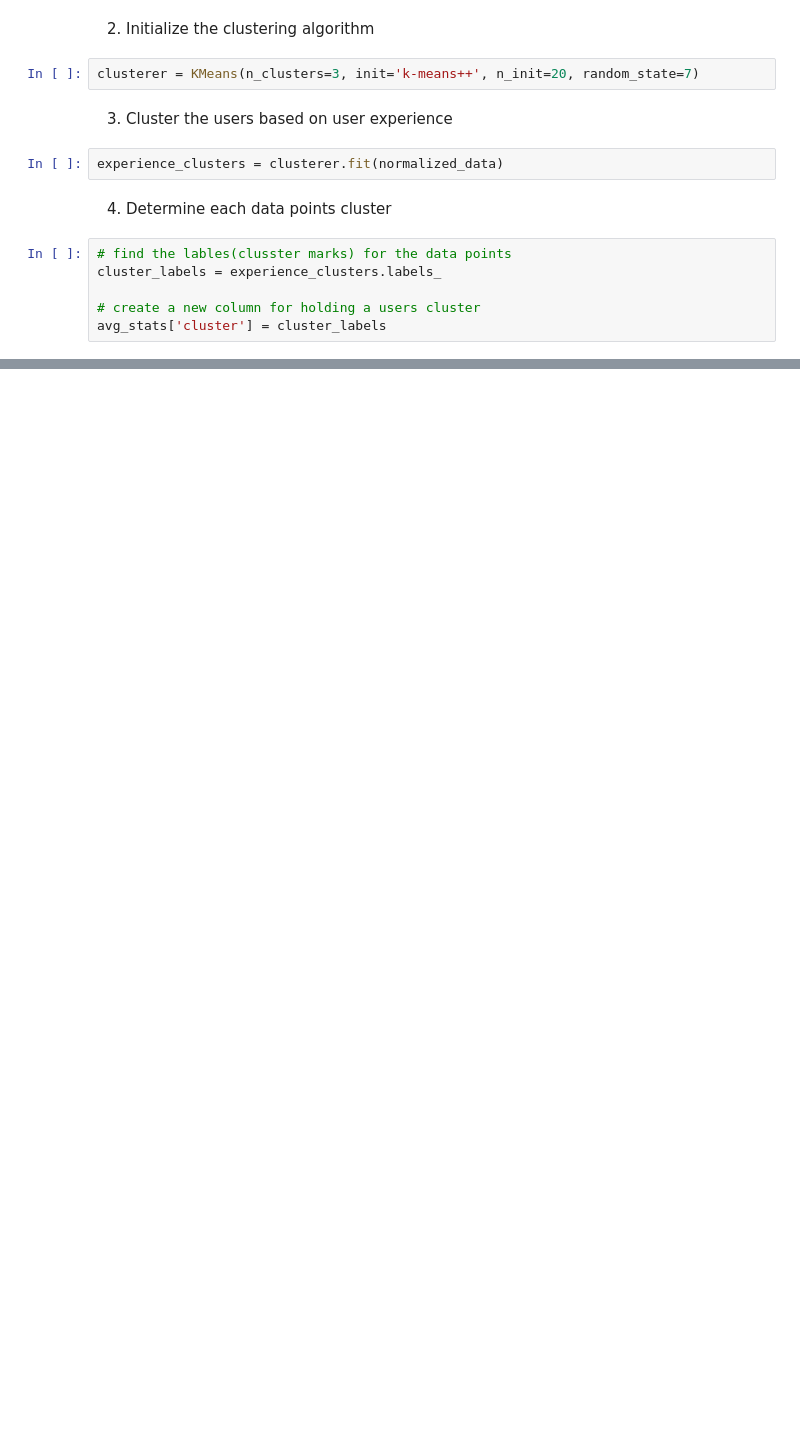
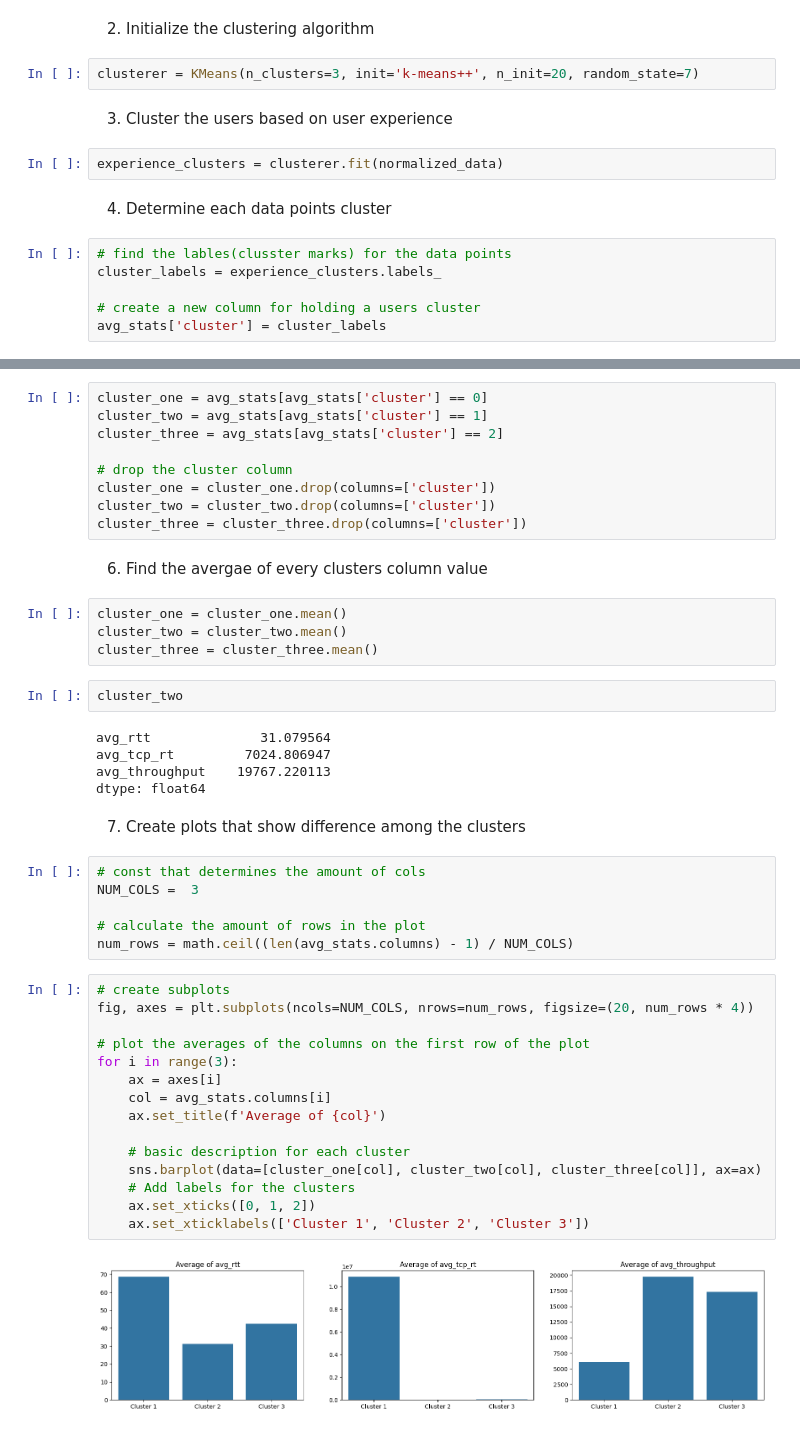
Before and after one commit to WildCayote/TellCo-Profitability-Opportunity-Analysis, a Jupyter notebook: notebooks/user_experience_analysis.ipynb, the cells around one changed output, grey strips where cells are left out. Saved outputs shown, nothing was run; the diff lists cells and outputs as text; blank space fills up the shorter version.

```diff
--- a/notebooks/user_experience_analysis.ipynb
+++ b/notebooks/user_experience_analysis.ipynb
@@ -441,0 +444,47 @@ avg_stats['cluster'] = cluster_labels
+# %%
+cluster_one = avg_stats[avg_stats['cluster'] == 0]
+cluster_two = avg_stats[avg_stats['cluster'] == 1]
+cluster_three = avg_stats[avg_stats['cluster'] == 2]
+
+# drop the cluster column
+cluster_one = cluster_one.drop(columns=['cluster'])
+cluster_two = cluster_two.drop(columns=['cluster'])
+cluster_three = cluster_three.drop(columns=['cluster'])
+# %% [markdown]
+6) Find the avergae of every clusters column value
+# %%
+cluster_one = cluster_one.mean()
+cluster_two = cluster_two.mean()
+cluster_three = cluster_three.mean()
+# %%
+cluster_two
+# %% [output]
+avg_rtt              31.079564
+avg_tcp_rt         7024.806947
+avg_throughput    19767.220113
+dtype: float64
+# %% [markdown]
+7) Create plots that show difference among the clusters
+# %%
+# const that determines the amount of cols
+NUM_COLS =  3
+
+# calculate the amount of rows in the plot
+num_rows = math.ceil((len(avg_stats.columns) - 1) / NUM_COLS)
+# %%
+# create subplots
+fig, axes = plt.subplots(ncols=NUM_COLS, nrows=num_rows, figsize=(20, num_rows * 4))
+
+# plot the averages of the columns on the first row of the plot
+for i in range(3):
+    ax = axes[i]
+    col = avg_stats.columns[i]
+    ax.set_title(f'Average of {col}')
+
+    # basic description for each cluster
+    sns.barplot(data=[cluster_one[col], cluster_two[col], cluster_three[col]], ax=ax)
+    # Add labels for the clusters
+    ax.set_xticks([0, 1, 2])
+    ax.set_xticklabels(['Cluster 1', 'Cluster 2', 'Cluster 3'])
+# %% [output]
+[figure, added]
```
Also changed, not shown: parts of 2 cells of this notebook.
